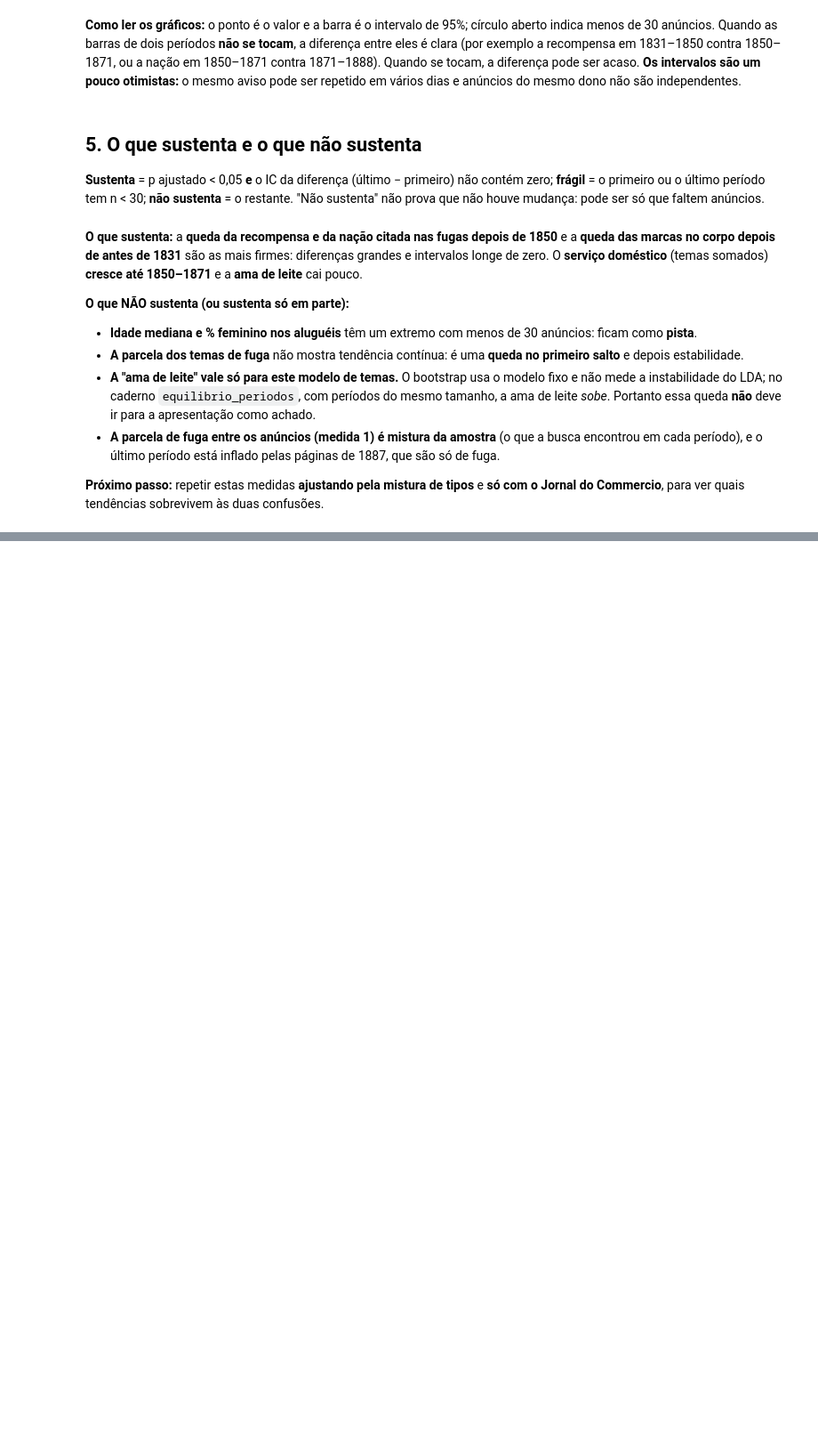
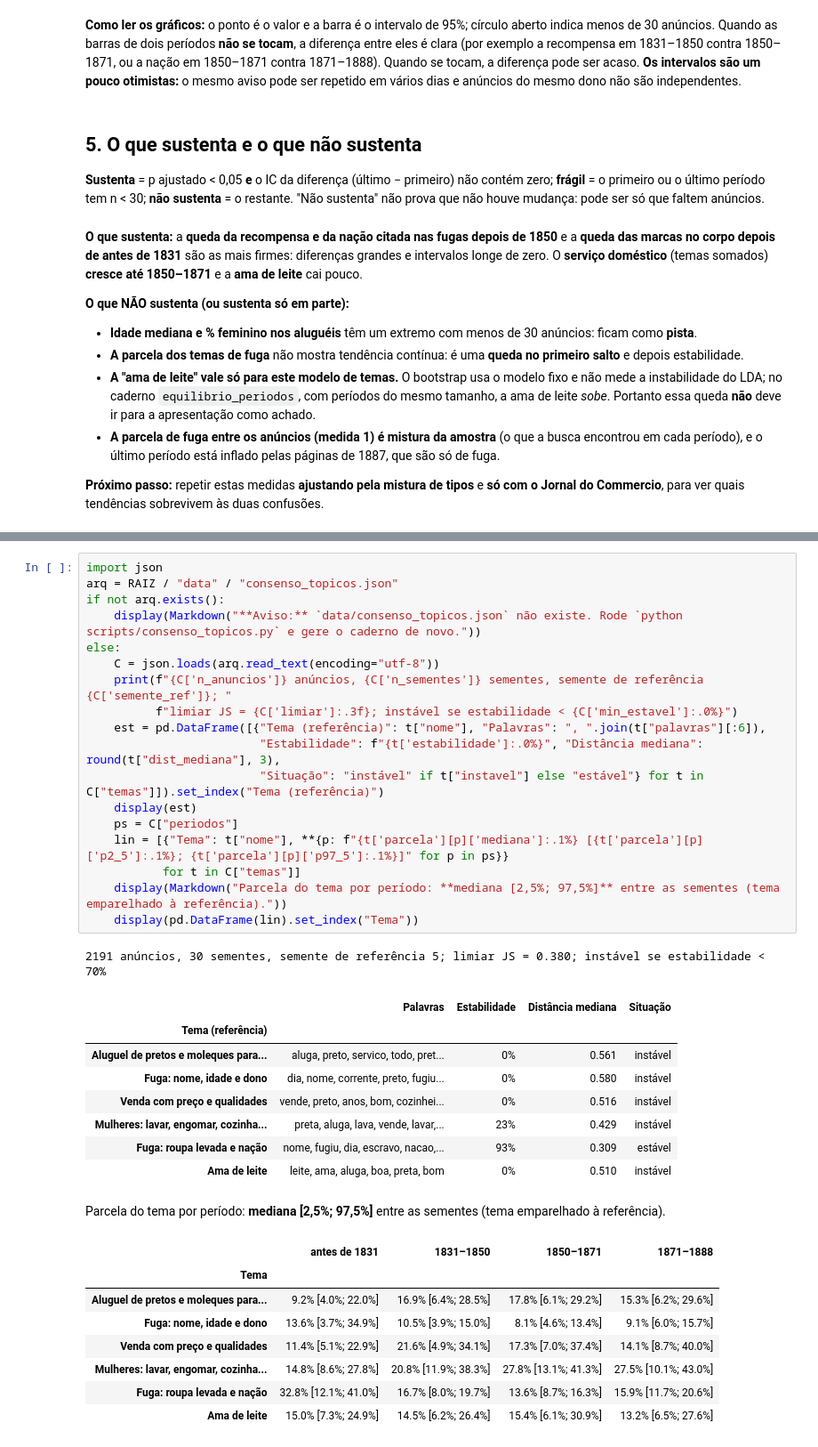
Before and after one commit to DiegoSamim/projetoDadosCompSoc, a Jupyter notebook: notebooks/incerteza.ipynb, the cells around one changed output, grey strips where cells are left out. Shown at 89% size. Saved outputs shown, nothing was run; the diff lists cells and outputs as text; blank space fills up the shorter version.

```diff
--- a/notebooks/incerteza.ipynb
+++ b/notebooks/incerteza.ipynb
@@ -311,0 +320,37 @@ período tem n < 30; **não sustenta** = o restante. "Não sustenta" não prova
+# %%
+import json
+arq = RAIZ / "data" / "consenso_topicos.json"
+if not arq.exists():
+    display(Markdown("**Aviso:** `data/consenso_topicos.json` não existe. Rode `python scripts/consenso_topicos.py` e gere o caderno de novo."))
+else:
+    C = json.loads(arq.read_text(encoding="utf-8"))
+    print(f"{C['n_anuncios']} anúncios, {C['n_sementes']} sementes, semente de referência {C['semente_ref']}; "
+          f"limiar JS = {C['limiar']:.3f}; instável se estabilidade < {C['min_estavel']:.0%}")
+    est = pd.DataFrame([{"Tema (referência)": t["nome"], "Palavras": ", ".join(t["palavras"][:6]),
+                         "Estabilidade": f"{t['estabilidade']:.0%}", "Distância mediana": round(t["dist_mediana"], 3),
+                         "Situação": "instável" if t["instavel"] else "estável"} for t in C["temas"]]).set_index("Tema (referência)")
+    display(est)
+    ps = C["periodos"]
+    lin = [{"Tema": t["nome"], **{p: f"{t['parcela'][p]['mediana']:.1%} [{t['parcela'][p]['p2_5']:.1%}; {t['parcela'][p]['p97_5']:.1%}]" for p in ps}}
+           for t in C["temas"]]
+    display(Markdown("Parcela do tema por período: **mediana [2,5%; 97,5%]** entre as sementes (tema emparelhado à referência)."))
+    display(pd.DataFrame(lin).set_index("Tema"))
+# %% [output]
+2191 anúncios, 30 sementes, semente de referência 5; limiar JS = 0.380; instável se estabilidade < 70%
+|  | Palavras | Estabilidade | Distância mediana | Situação |
+| Tema (referência) |  |  |  |  |
+| Aluguel de pretos e moleques para... | aluga, preto, servico, todo, pret... | 0% | 0.561 | instável |
+| Fuga: nome, idade e dono | dia, nome, corrente, preto, fugiu... | 0% | 0.580 | instável |
+| Venda com preço e qualidades | vende, preto, anos, bom, cozinhei... | 0% | 0.516 | instável |
+| Mulheres: lavar, engomar, cozinha... | preta, aluga, lava, vende, lavar,... | 23% | 0.429 | instável |
+| Fuga: roupa levada e nação | nome, fugiu, dia, escravo, nacao,... | 93% | 0.309 | estável |
+| Ama de leite | leite, ama, aluga, boa, preta, bom | 0% | 0.510 | instável |
+Parcela do tema por período: **mediana [2,5%; 97,5%]** entre as sementes (tema emparelhado à referência).
+|  | antes de 1831 | 1831–1850 | 1850–1871 | 1871–1888 |
+| Tema |  |  |  |  |
+| Aluguel de pretos e moleques para... | 9.2% [4.0%; 22.0%] | 16.9% [6.4%; 28.5%] | 17.8% [6.1%; 29.2%] | 15.3% [6.2%; 29.6%] |
+| Fuga: nome, idade e dono | 13.6% [3.7%; 34.9%] | 10.5% [3.9%; 15.0%] | 8.1% [4.6%; 13.4%] | 9.1% [6.0%; 15.7%] |
+| Venda com preço e qualidades | 11.4% [5.1%; 22.9%] | 21.6% [4.9%; 34.1%] | 17.3% [7.0%; 37.4%] | 14.1% [8.7%; 40.0%] |
+| Mulheres: lavar, engomar, cozinha... | 14.8% [8.6%; 27.8%] | 20.8% [11.9%; 38.3%] | 27.8% [13.1%; 41.3%] | 27.5% [10.1%; 43.0%] |
+| Fuga: roupa levada e nação | 32.8% [12.1%; 41.0%] | 16.7% [8.0%; 19.7%] | 13.6% [8.7%; 16.3%] | 15.9% [11.7%; 20.6%] |
+| Ama de leite | 15.0% [7.3%; 24.9%] | 14.5% [6.2%; 26.4%] | 15.4% [6.1%; 30.9%] | 13.2% [6.5%; 27.6%] |
```
Also changed, not shown: parts of 2 cells of this notebook, 19 other files.
